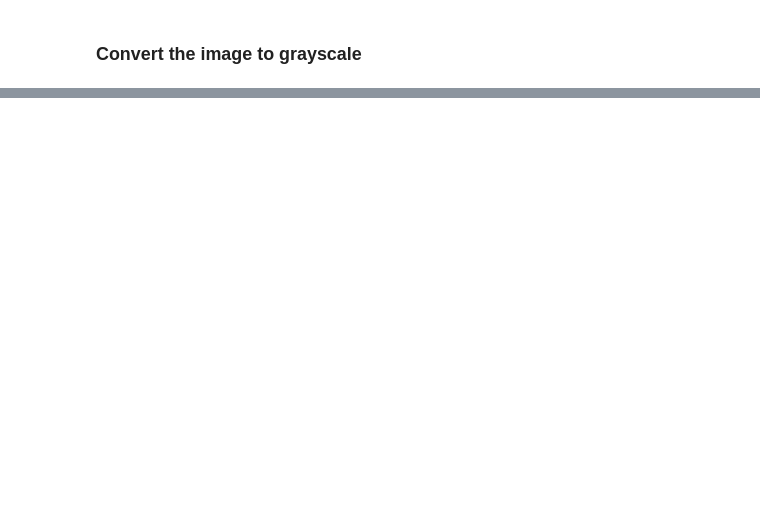
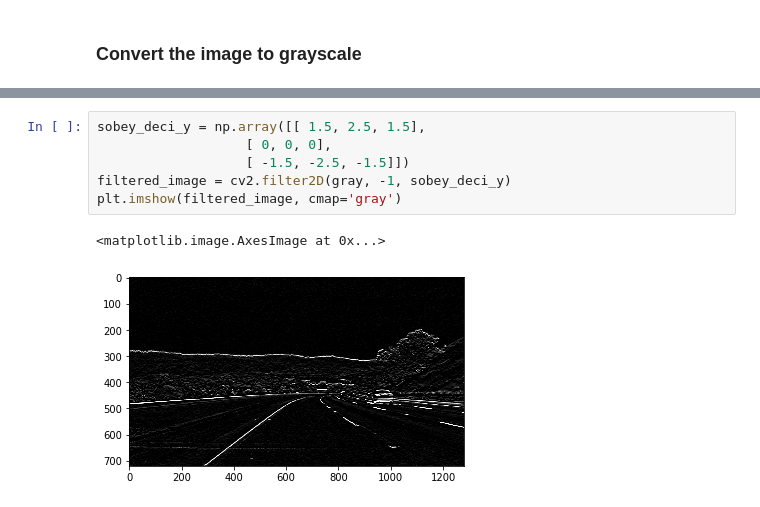
Before and after one commit to jibinmathew69/PyTorch-In-Depth, a Jupyter notebook: CNNs/Understanding Filters.ipynb, the cells around one changed output, grey strips where cells are left out. Saved outputs shown, nothing was run; the diff lists cells and outputs as text; blank space fills up the shorter version.

```diff
--- a/CNNs/Understanding Filters.ipynb
+++ b/CNNs/Understanding Filters.ipynb
@@ -58,0 +77,9 @@ You're encouraged to create other kinds of filters and apply them to see what ha
+# %%
+sobey_deci_y = np.array([[ 1.5, 2.5, 1.5],
+                   [ 0, 0, 0],
+                   [ -1.5, -2.5, -1.5]])
+filtered_image = cv2.filter2D(gray, -1, sobey_deci_y)
+plt.imshow(filtered_image, cmap='gray')
+# %% [output]
+<matplotlib.image.AxesImage at 0x...>
+[figure, added]
```
Also changed, not shown: parts of 8 cells of this notebook.
